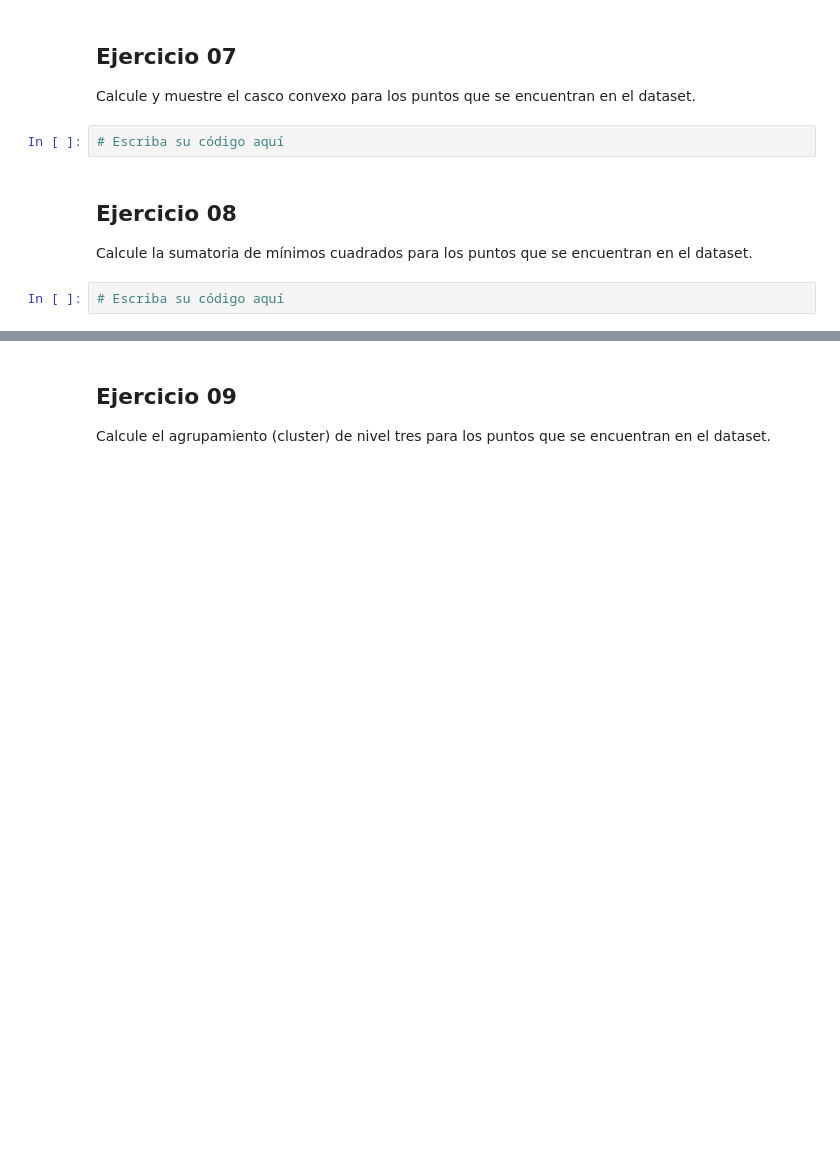
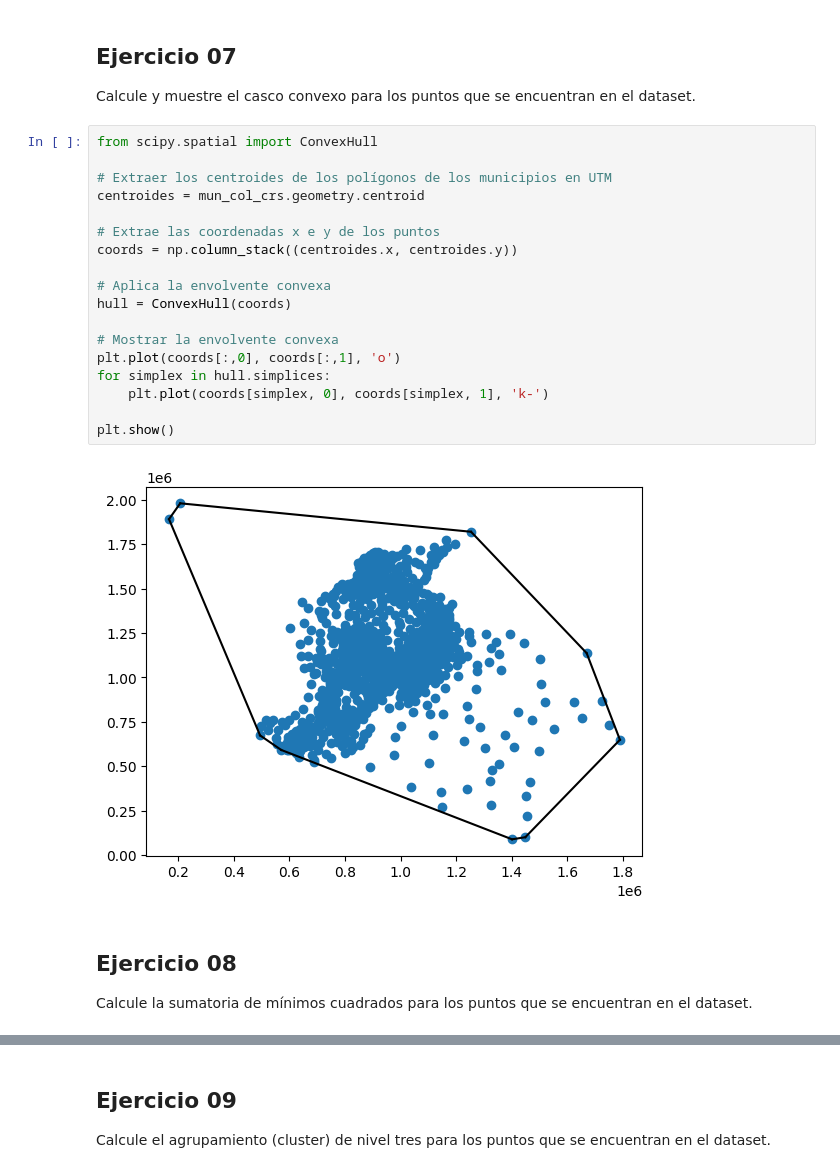
Before and after one commit to BluessyJazz/Programacion-Para-Ingenieria_2024-1, a Jupyter notebook: SI05 GeoPandas SciPy/BEDOYAa_SI05_v20240516.ipynb, the cells around one changed output, grey strips where cells are left out. Cells and saved outputs as stored; diff of their text form; blank space fills up the shorter version.

```diff
--- a/SI05 GeoPandas SciPy/BEDOYAa_SI05_v20240516.ipynb
+++ b/SI05 GeoPandas SciPy/BEDOYAa_SI05_v20240516.ipynb
@@ -555,11 +570,27 @@ plt.show()
 ## Ejercicio 07
 
 Calcule y muestre el casco convexo para los puntos que se encuentran en el dataset.
-# %%
-# Escriba su código aquí
+# %%
+from scipy.spatial import ConvexHull
+
+# Extraer los centroides de los polígonos de los municipios en UTM
+centroides = mun_col_crs.geometry.centroid
+
+# Extrae las coordenadas x e y de los puntos
+coords = np.column_stack((centroides.x, centroides.y))
+
+# Aplica la envolvente convexa
+hull = ConvexHull(coords)
+
+# Mostrar la envolvente convexa
+plt.plot(coords[:,0], coords[:,1], 'o')
+for simplex in hull.simplices:
+    plt.plot(coords[simplex, 0], coords[simplex, 1], 'k-')
+
+plt.show()
+# %% [output]
+[figure, added]
 # %% [markdown]
 ## Ejercicio 08
 
 Calcule la sumatoria de mínimos cuadrados para los puntos que se encuentran en el dataset.
-# %%
-# Escriba su código aquí
```
Also changed, not shown: parts of 5 cells of this notebook.
